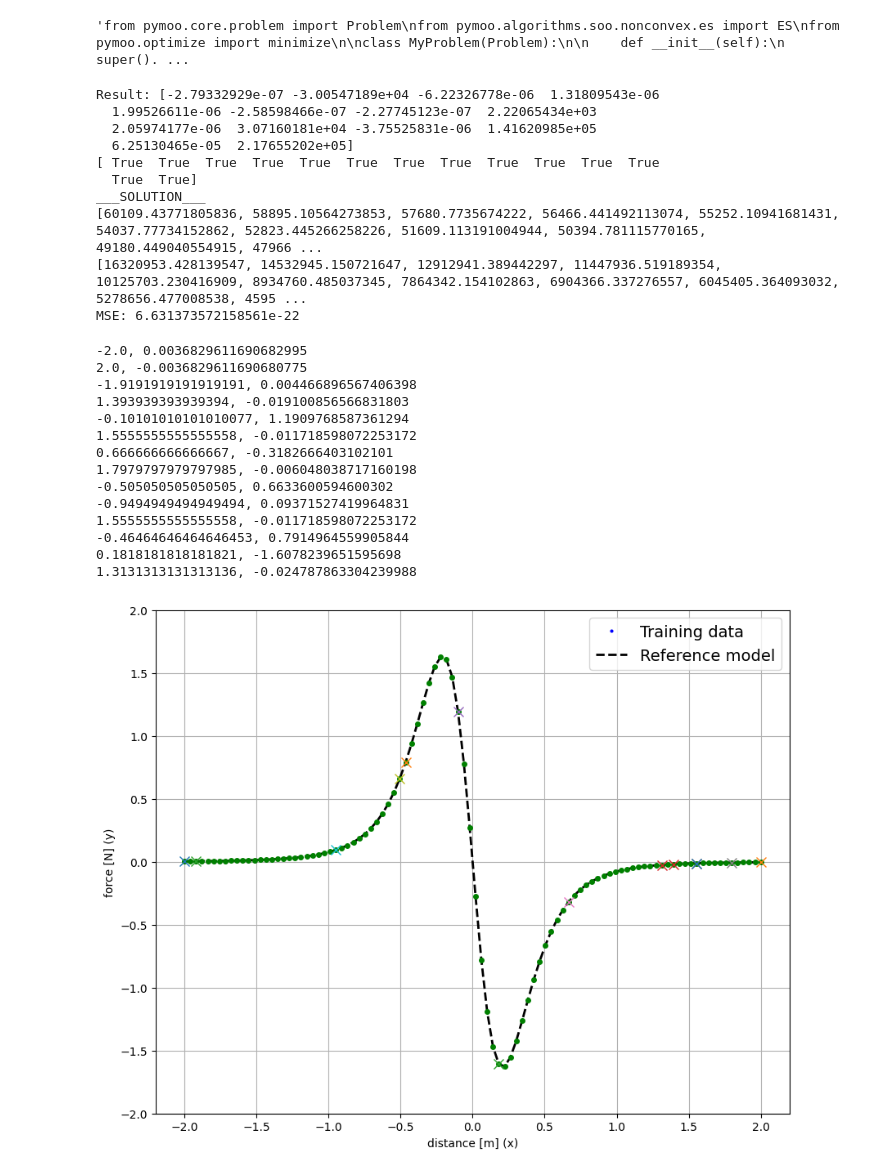
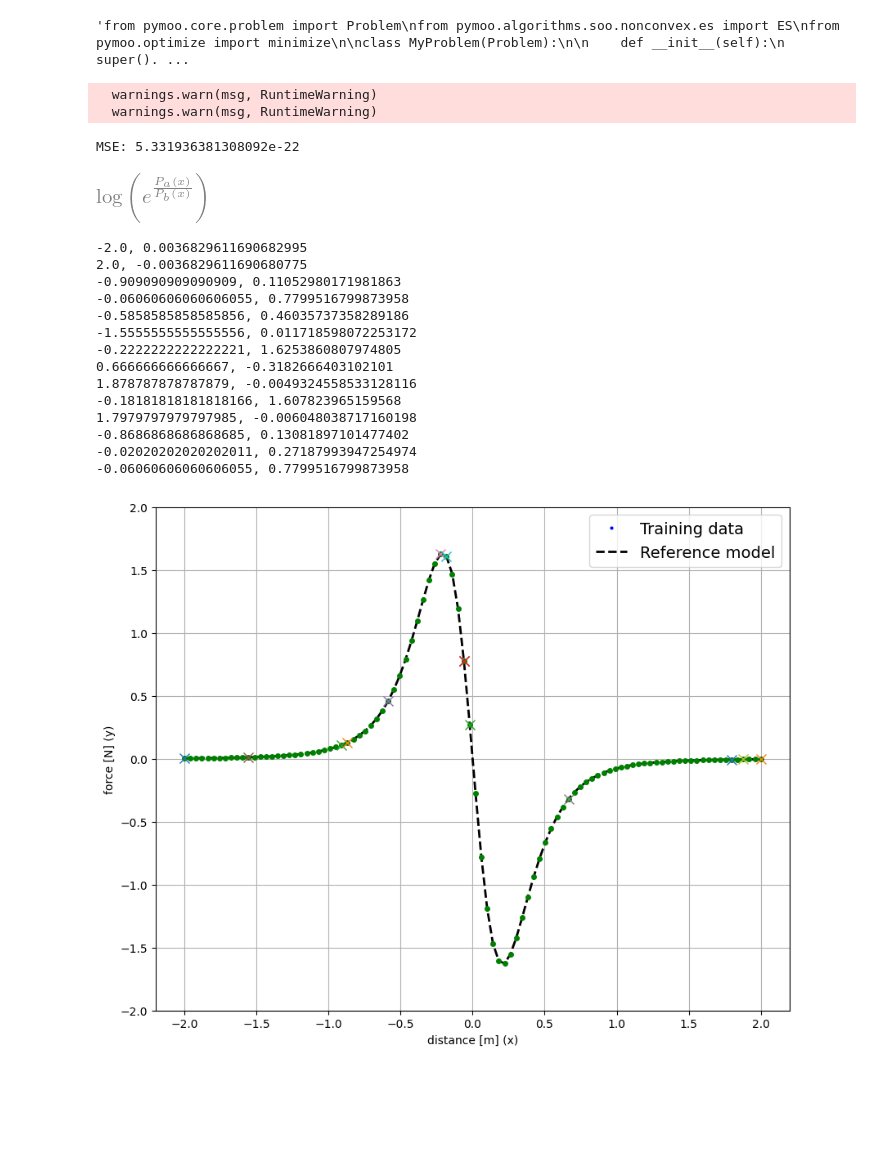
Before and after one commit to AgostinoRizzo/genpro, a Jupyter notebook: tree-search.ipynb, the cells around one changed output. Drawn from its saved outputs; the diff is of its cells as text; code cells hidden in the pictures; blank space fills up the shorter version.

Commit message:
Add random syntax tree inference.

```diff
--- a/tree-search.ipynb
+++ b/tree-search.ipynb
@@ -64,52 +66,41 @@ print("___SOLUTION___")
 print(alphas)
 print(betas)"""
 
-alphas, betas, inter_points, mse = tree_search.infer_poly(S, max_degree=6, comb_func=lambda a,b : a/b)
-print("___SOLUTION___")
-print(alphas)
-print(betas)
+stree, Y, inter_points, mse = tree_search.infer_syntaxtree(S, max_degree=6, max_depth=4, trials=150)
 print(f"MSE: {mse}")
 # %% [output]
-Result: [-2.79332929e-07 -3.00547189e+04 -6.22326778e-06  1.31809543e-06
-  1.99526611e-06 -2.58598466e-07 -2.27745123e-07  2.22065434e+03
-  2.05974177e-06  3.07160181e+04 -3.75525831e-06  1.41620985e+05
-  6.25130465e-05  2.17655202e+05]
-[ True  True  True  True  True  True  True  True  True  True  True  True
-  True  True]
-___SOLUTION___
-[60109.43771805836, 58895.10564273853, 57680.7735674222, 56466.441492113074, 55252.10941681431, 54037.77734152862, 52823.445266258226, 51609.113191004944, 50394.781115770165, 49180.449040554915, 47966 ...
-[16320953.428139547, 14532945.150721647, 12912941.389442297, 11447936.519189354, 10125703.230416909, 8934760.485037345, 7864342.154102863, 6904366.337276557, 6045405.364093032, 5278656.477008538, 4595 ...
-MSE: 6.631373572158561e-22
+  warnings.warn(msg, RuntimeWarning)
+  warnings.warn(msg, RuntimeWarning)
+MSE: 5.331936381308092e-22
+# %%
+sympy.parse_expr(stree.tostring())
+# %% [output]
+[figure, added]
 # %%
 S.plot()
 n = len(S.data)
 
-if len(alphas) == n and len(betas) == n:
-    for i in range(n):
-        alpha = alphas[i] #res.X[i]
-        beta  = betas[i]  #math.log(S.data[i].y, res.X[i])
-        plt.plot(S.data[i].x, alpha, 'ro', markersize=4, label='alpha')
-        plt.plot(S.data[i].x, beta, 'bo', markersize=4, label='beta')
-        plt.plot(S.data[i].x, alpha / beta, 'go', markersize=4, label='beta')
+for i in range(n):
+    plt.plot(S.data[i].x, Y[i], 'go', markersize=4, label='beta')
 
-    #plt.ylim(( min(min(alphas), min(betas)), max(max(alphas), max(betas)) ))
+#plt.ylim(( min(min(alphas), min(betas)), max(max(alphas), max(betas)) ))
 
-    for dp in inter_points:
-        plt.plot(dp.x, dp.y, 'x', markersize=8, label='inter_point')
-        print(f"{dp.x}, {dp.y}")
+for dp in inter_points:
+    plt.plot(dp.x, dp.y, 'x', markersize=8, label='inter_point')
+    print(f"{dp.x}, {dp.y}")
 # %% [output]
 -2.0, 0.0036829611690682995
 2.0, -0.0036829611690680775
--1.9191919191919191, 0.004466896567406398
-1.393939393939394, -0.019100856566831803
--0.10101010101010077, 1.1909768587361294
-1.5555555555555558, -0.011718598072253172
+-0.909090909090909, 0.11052980171981863
+-0.06060606060606055, 0.7799516799873958
+-0.5858585858585856, 0.46035737358289186
+-1.5555555555555556, 0.011718598072253172
+-0.2222222222222221, 1.6253860807974805
 0.666666666666667, -0.3182666403102101
+1.878787878787879, -0.0049324558533128116
+-0.18181818181818166, 1.607823965159568
 1.7979797979797985, -0.006048038717160198
--0.505050505050505, 0.6633600594600302
--0.9494949494949494, 0.09371527419964831
-1.5555555555555558, -0.011718598072253172
--0.46464646464646453, 0.7914964559905844
-0.1818181818181821, -1.6078239651595698
-1.3131313131313136, -0.024787863304239988
+-0.8686868686868685, 0.13081897101477402
+-0.02020202020202011, 0.27187993947254974
+-0.06060606060606055, 0.7799516799873958
-[figure, old version]
+[figure, new version]
```
Also changed, not shown: parts of 1 cell of this notebook, 1 other file.
